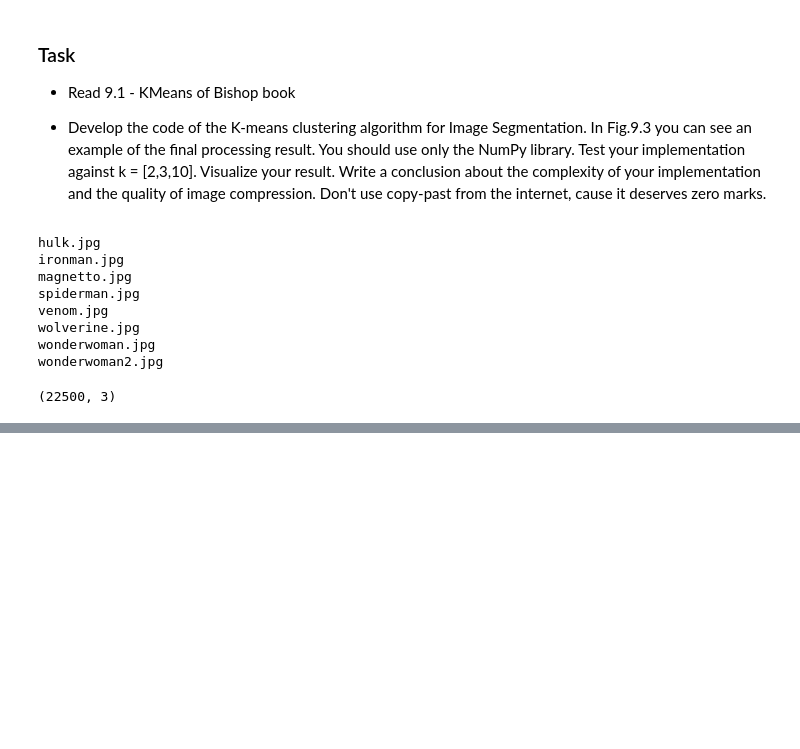
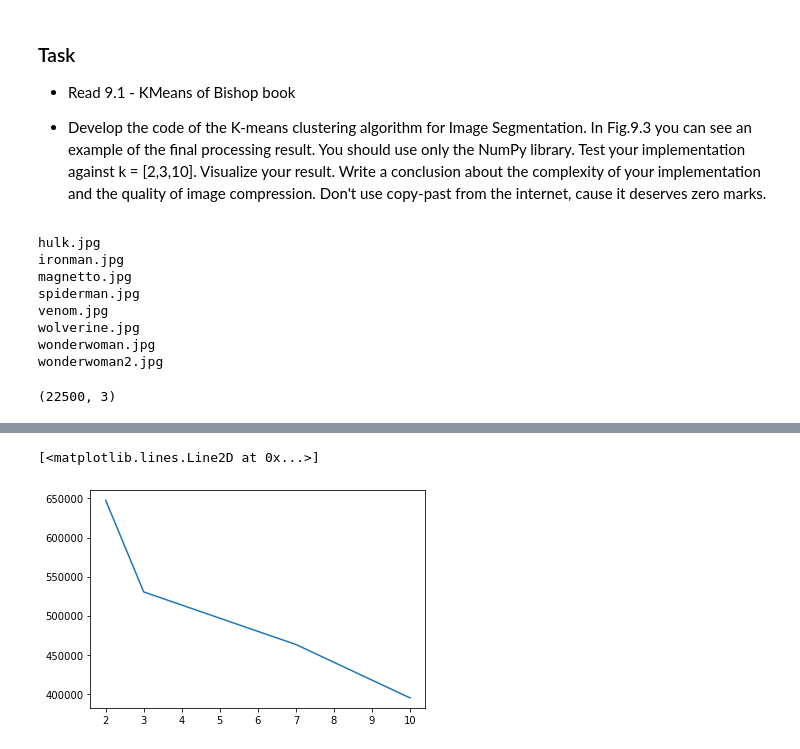
Before and after one commit to Wrendl/Machine-Learning, a Jupyter notebook: HW2.ipynb, the cells around one changed output, grey strips where cells are left out. Saved outputs shown, nothing was run; the diff lists cells and outputs as text; code cells hidden in the pictures; blank space fills up the shorter version.

```diff
--- a/HW2.ipynb
+++ b/HW2.ipynb
@@ -101,0 +138,5 @@ array([ 85, 184,  32])
+# %%
+plt.plot([2, 3, 7, 10], sum_squares)
+# %% [output]
+[<matplotlib.lines.Line2D at 0x...>]
+[figure, added]
```
Also changed, not shown: parts of 6 cells of this notebook.
